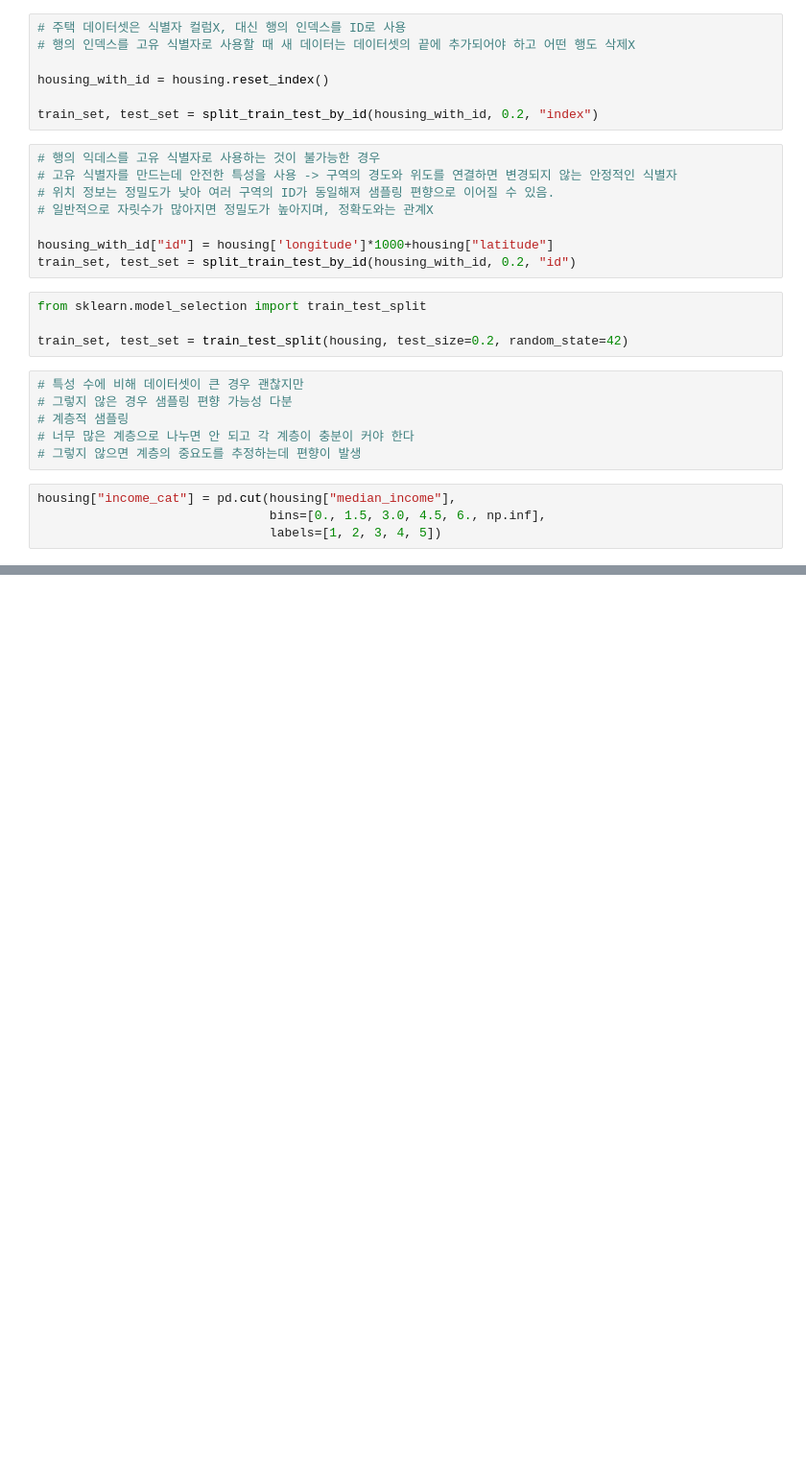
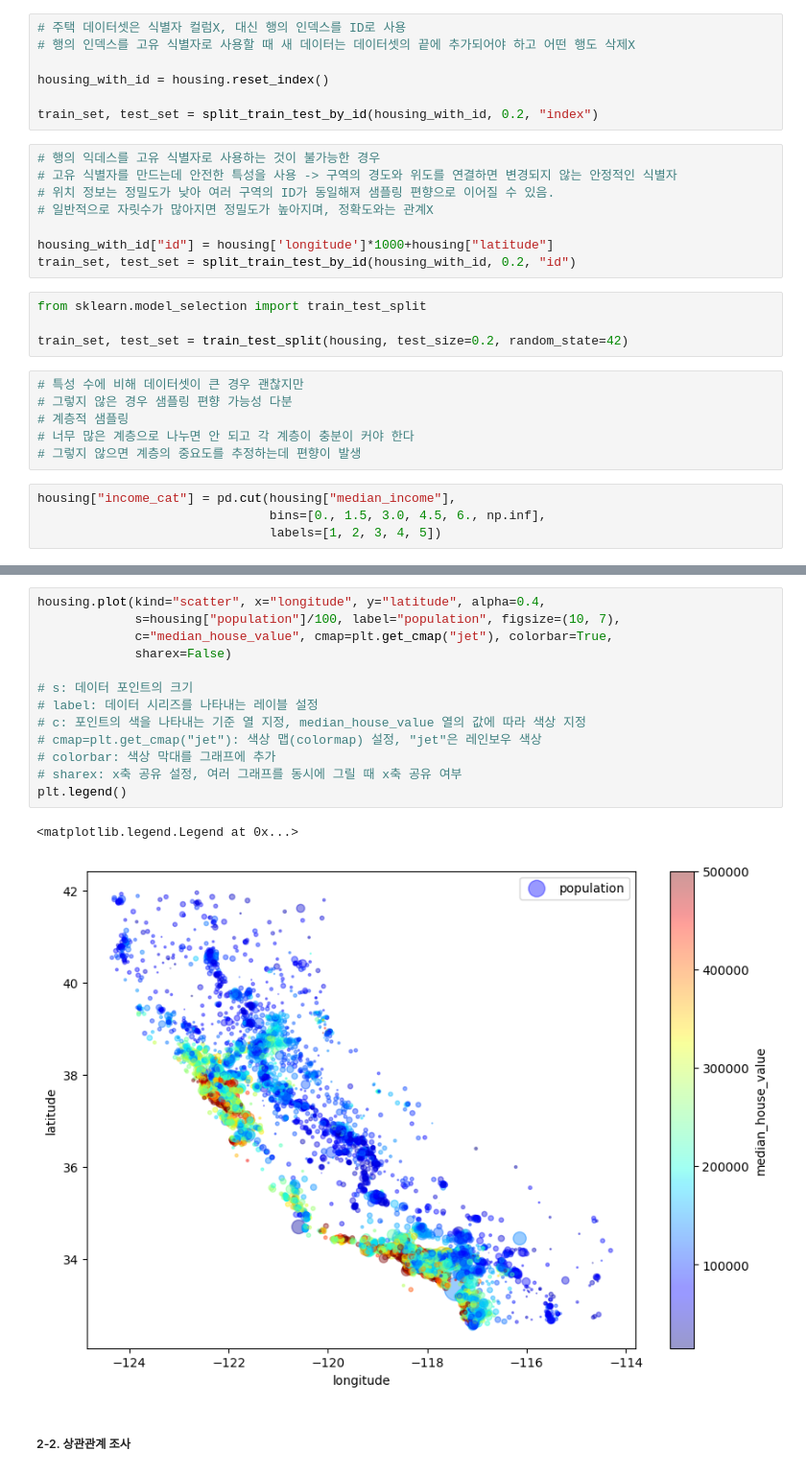
Before and after one commit to KimHyoJun99/AI, a Jupyter notebook: Hands-on ML/Housing.ipynb, the cells around one changed output, grey strips where cells are left out. Shown at 96% size. Saved outputs shown, nothing was run; the diff lists cells and outputs as text; blank space fills up the shorter version.

```diff
--- a/Hands-on ML/Housing.ipynb
+++ b/Hands-on ML/Housing.ipynb
@@ -168,0 +223,18 @@ housing["income_cat"].hist()
+# %%
+housing.plot(kind="scatter", x="longitude", y="latitude", alpha=0.4,
+             s=housing["population"]/100, label="population", figsize=(10, 7),
+             c="median_house_value", cmap=plt.get_cmap("jet"), colorbar=True,
+             sharex=False)
+
+# s: 데이터 포인트의 크기
+# label: 데이터 시리즈를 나타내는 레이블 설정
+# c: 포인트의 색을 나타내는 기준 열 지정, median_house_value 열의 값에 따라 색상 지정
+# cmap=plt.get_cmap("jet"): 색상 맵(colormap) 설정, "jet"은 레인보우 색상
+# colorbar: 색상 막대를 그래프에 추가
+# sharex: x축 공유 설정, 여러 그래프를 동시에 그릴 때 x축 공유 여부
+plt.legend()
+# %% [output]
+<matplotlib.legend.Legend at 0x...>
+[figure, added]
+# %% [markdown]
+##### 2-2. 상관관계 조사
```
Also changed, not shown: parts of 53 cells of this notebook.
